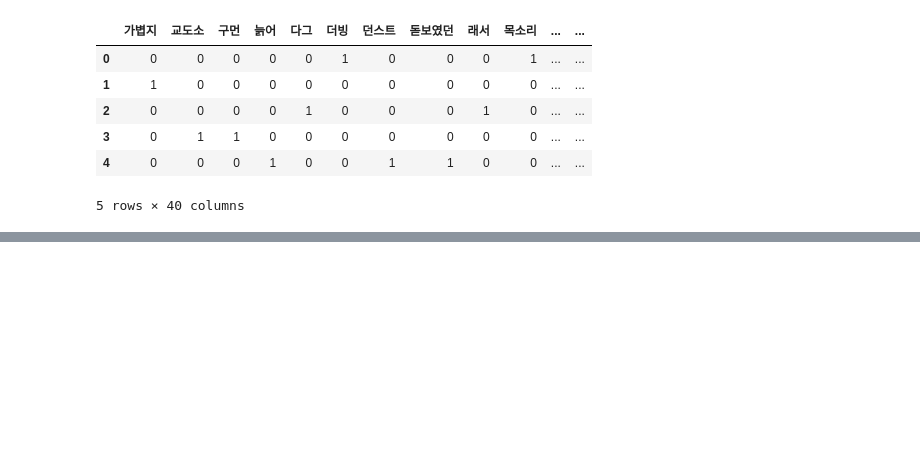
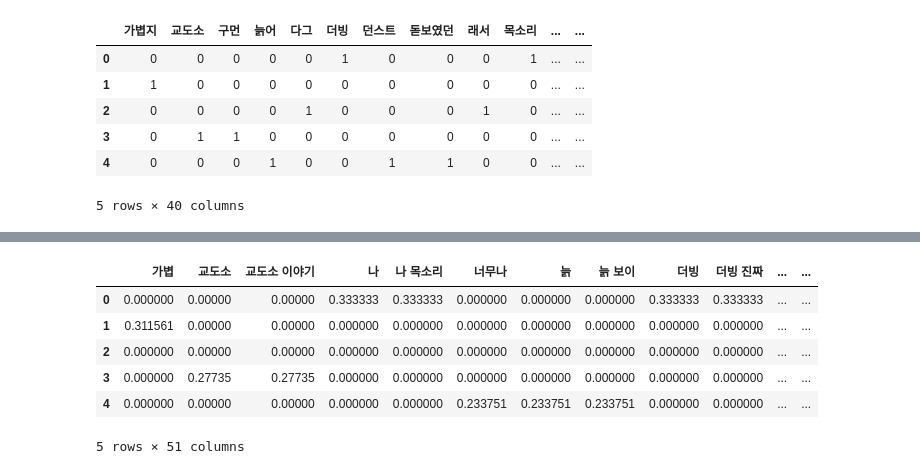
Before and after one commit to JungHyun7/multicam, a Jupyter notebook: 20251020/01_NLP.ipynb, the cells around one changed output, grey strips where cells are left out. Drawn from its saved outputs; the diff is of its cells as text; code cells hidden in the pictures; blank space fills up the shorter version.

```diff
--- a/20251020/01_NLP.ipynb
+++ b/20251020/01_NLP.ipynb
@@ -542,0 +588,26 @@ pd.DataFrame(
+# %%
+# 품사 지정
+allow_pos = ['NNG', 'NNP', 'VV', 'VA', 'MAG', 'SL']
+# 필터용 언어
+stop_word = ['하다', '되다']
+
+def komoran_tokenize(text):
+    tokens = []
+    for morph, pos in Komoran.pos(text):
+        # morph : 단어
+        # pos : 형태소의 형태 (품사)
+        # pos가 allow_pos에 포함되어 있다. 조건1
+        # morph가 stop_word에 포함되어있지 않다. 조건2
+        if pos in allow_pos and morph not in stop_word:
+            tokens.append(morph)
+    return tokens
+
+
+vectorizer_komoran = TfidfVectorizer(
+    tokenizer=komoran_tokenize,
+    ngram_range=(1, 2),
+    min_df = 1,
+    lowercase= False
+)
+# %%
+x_komoran = vectorizer_komoran.fit_transform(texts)
@@ -542,0 +646,15 @@ pd.DataFrame(
+# %%
+komoran_df = pd.DataFrame(x_komoran.toarray(),
+            columns=vectorizer_komoran.get_feature_names_out())
+# %%
+komoran_df['label'] = df['label'].head(5)
+# %%
+komoran_df
+# %% [output]
+|  | 가볍 | 교도소 | 교도소 이야기 | 나 | 나 목소리 | 너무나 | 늙 | 늙 보이 | 더빙 | 더빙 진짜 | ... | ... |
+| 0 | 0.000000 | 0.00000 | 0.00000 | 0.333333 | 0.333333 | 0.000000 | 0.000000 | 0.000000 | 0.333333 | 0.333333 | ... | ... |
+| 1 | 0.311561 | 0.00000 | 0.00000 | 0.000000 | 0.000000 | 0.000000 | 0.000000 | 0.000000 | 0.000000 | 0.000000 | ... | ... |
+| 2 | 0.000000 | 0.00000 | 0.00000 | 0.000000 | 0.000000 | 0.000000 | 0.000000 | 0.000000 | 0.000000 | 0.000000 | ... | ... |
+| 3 | 0.000000 | 0.27735 | 0.27735 | 0.000000 | 0.000000 | 0.000000 | 0.000000 | 0.000000 | 0.000000 | 0.000000 | ... | ... |
+| 4 | 0.000000 | 0.00000 | 0.00000 | 0.000000 | 0.000000 | 0.233751 | 0.233751 | 0.233751 | 0.000000 | 0.000000 | ... | ... |
+5 rows × 51 columns
```
Also changed, not shown: parts of 10 cells of this notebook.
